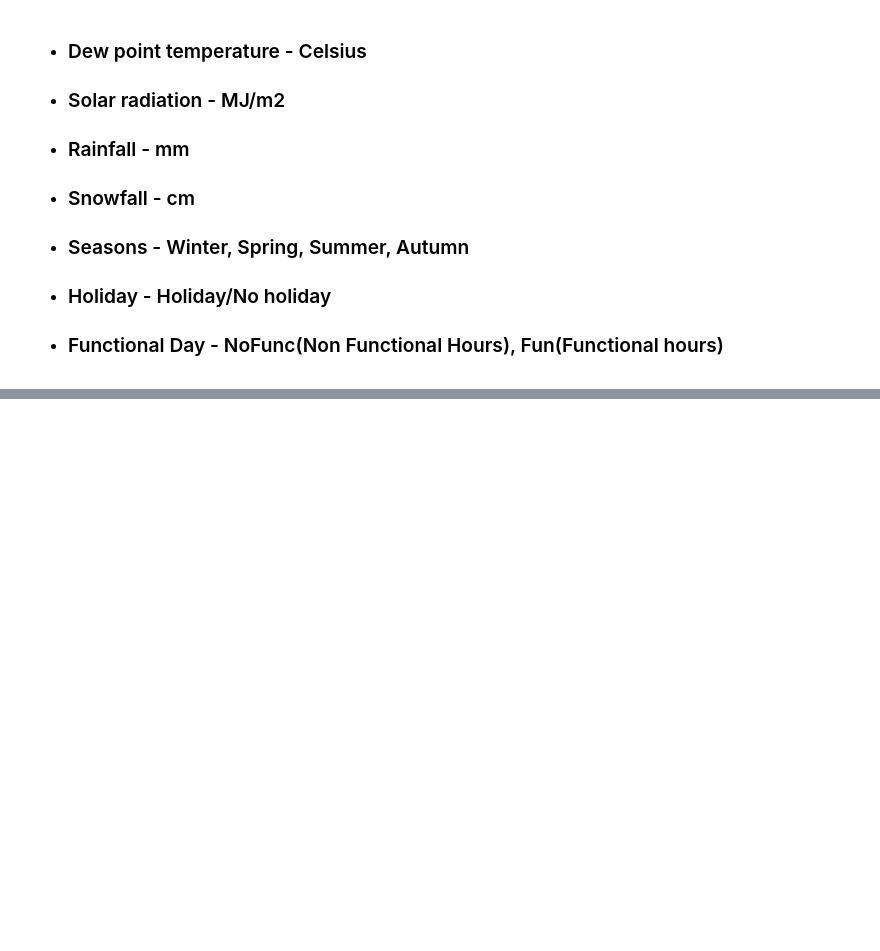
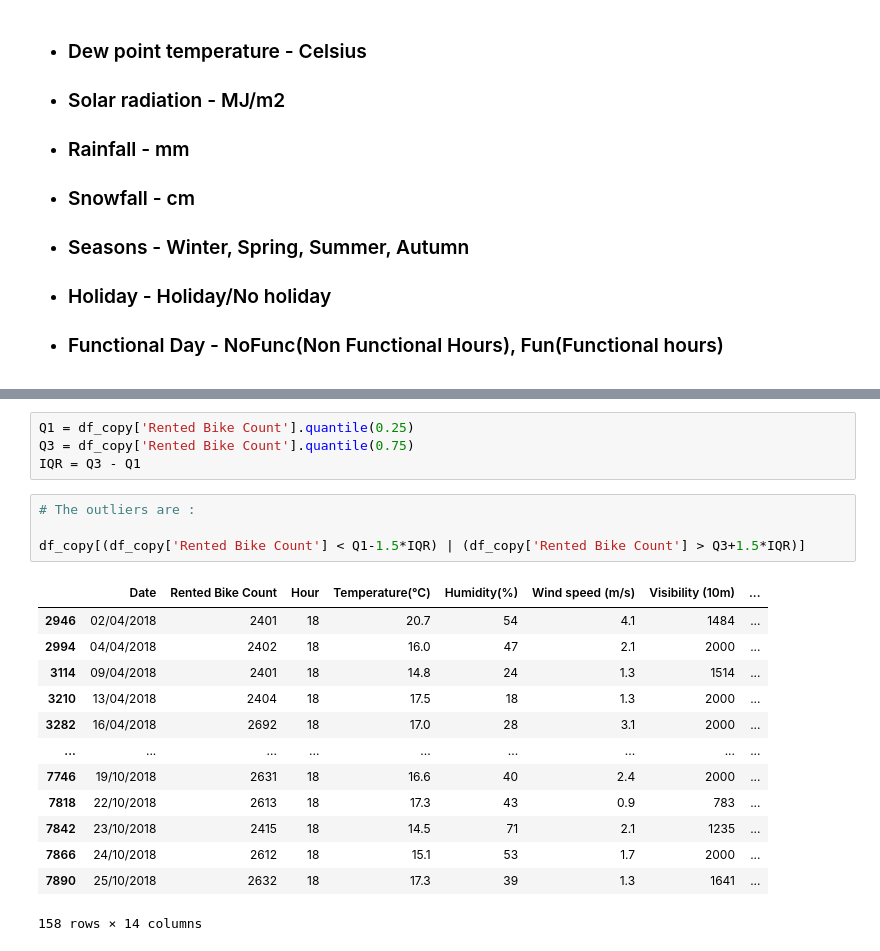
Before and after one commit to sagar2582/Capstone-2-Seoul-Bike-Sharing-Demand-Prediction, a Jupyter notebook: Seoul_Bike_Sharing_Demand_Prediction.ipynb, the cells around one changed output, grey strips where cells are left out. Saved outputs shown, nothing was run; the diff lists cells and outputs as text; blank space fills up the shorter version.

```diff
--- a/Seoul_Bike_Sharing_Demand_Prediction.ipynb
+++ b/Seoul_Bike_Sharing_Demand_Prediction.ipynb
@@ -30,0 +238,22 @@
+# %%
+Q1 = df_copy['Rented Bike Count'].quantile(0.25)
+Q3 = df_copy['Rented Bike Count'].quantile(0.75)
+IQR = Q3 - Q1
+# %%
+# The outliers are :
+
+df_copy[(df_copy['Rented Bike Count'] < Q1-1.5*IQR) | (df_copy['Rented Bike Count'] > Q3+1.5*IQR)]
+# %% [output]
+|  | Date | Rented Bike Count | Hour | Temperature(°C) | Humidity(%) | Wind speed (m/s) | Visibility (10m) | ... |
+| 2946 | 02/04/2018 | 2401 | 18 | 20.7 | 54 | 4.1 | 1484 | ... |
+| 2994 | 04/04/2018 | 2402 | 18 | 16.0 | 47 | 2.1 | 2000 | ... |
+| 3114 | 09/04/2018 | 2401 | 18 | 14.8 | 24 | 1.3 | 1514 | ... |
+| 3210 | 13/04/2018 | 2404 | 18 | 17.5 | 18 | 1.3 | 2000 | ... |
+| 3282 | 16/04/2018 | 2692 | 18 | 17.0 | 28 | 3.1 | 2000 | ... |
+| ... | ... | ... | ... | ... | ... | ... | ... | ... |
+| 7746 | 19/10/2018 | 2631 | 18 | 16.6 | 40 | 2.4 | 2000 | ... |
+| 7818 | 22/10/2018 | 2613 | 18 | 17.3 | 43 | 0.9 | 783 | ... |
+| 7842 | 23/10/2018 | 2415 | 18 | 14.5 | 71 | 2.1 | 1235 | ... |
+| 7866 | 24/10/2018 | 2612 | 18 | 15.1 | 53 | 1.7 | 2000 | ... |
+| 7890 | 25/10/2018 | 2632 | 18 | 17.3 | 39 | 1.3 | 1641 | ... |
+158 rows × 14 columns
```
Also changed, not shown: parts of 31 cells of this notebook.
